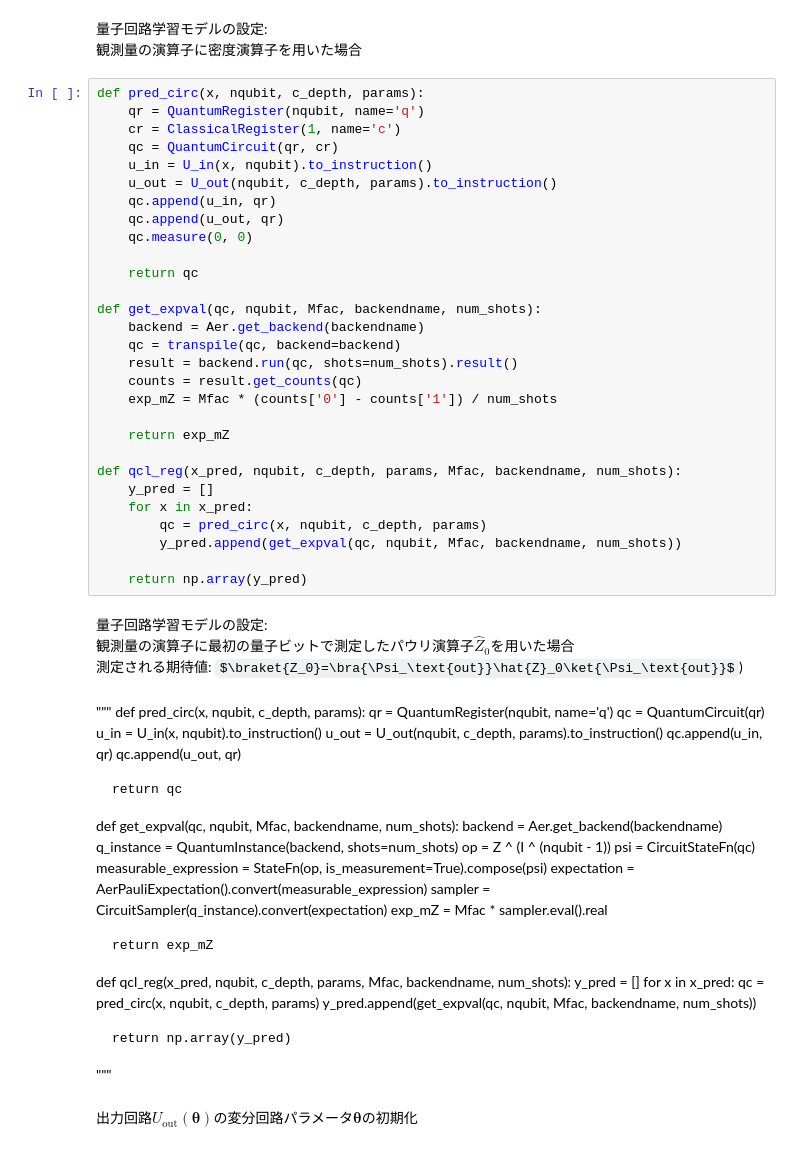
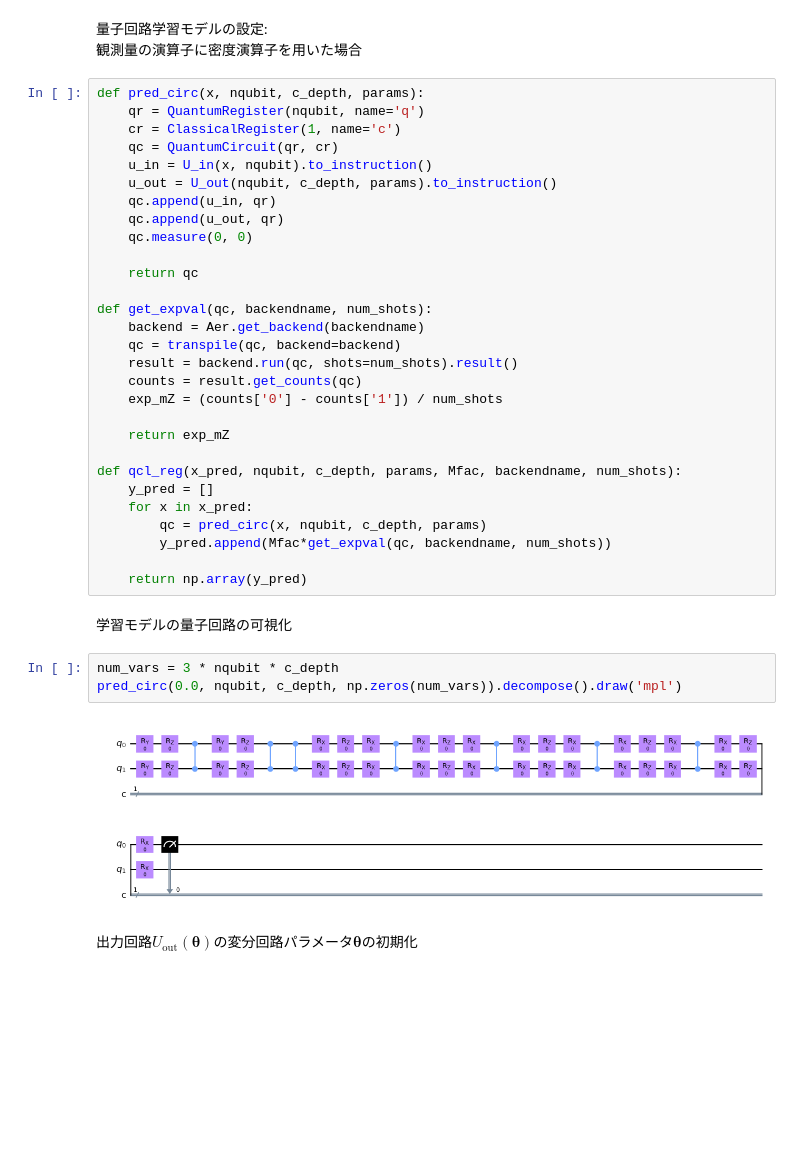
Before and after one commit to mkatouda/qclsample, a Jupyter notebook: qiskit_qcl_regression_sample.ipynb, the cells around one changed output. Cells and saved outputs as stored; diff of their text form; some formulas as TeX source; blank space fills up the shorter version.

```diff
--- a/qiskit_qcl_regression_sample.ipynb
+++ b/qiskit_qcl_regression_sample.ipynb
@@ -173,12 +170,12 @@ def pred_circ(x, nqubit, c_depth, params):
 
     return qc
 
-def get_expval(qc, nqubit, Mfac, backendname, num_shots):
+def get_expval(qc, backendname, num_shots):
     backend = Aer.get_backend(backendname)
     qc = transpile(qc, backend=backend)
     result = backend.run(qc, shots=num_shots).result()
     counts = result.get_counts(qc)
-    exp_mZ = Mfac * (counts['0'] - counts['1']) / num_shots
+    exp_mZ = (counts['0'] - counts['1']) / num_shots
 
     return exp_mZ
 
@@ -186,45 +183,16 @@ def qcl_reg(x_pred, nqubit, c_depth, params, Mfac, backendname, num_shots):
     y_pred = []
     for x in x_pred:
         qc = pred_circ(x, nqubit, c_depth, params)
-        y_pred.append(get_expval(qc, nqubit, Mfac, backendname, num_shots))
+        y_pred.append(Mfac*get_expval(qc, backendname, num_shots))
 
     return np.array(y_pred)
-# %% [markdown]
-量子回路学習モデルの設定:
-観測量の演算子に最初の量子ビットで測定したパウリ演算子${\hat{Z}_0}$を用いた場合
-測定される期待値: $\braket{Z_0}=\bra{\Psi_\text{out}}\hat{Z}_0\ket{\Psi_\text{out}}$)
-# %% [markdown]
-"""
-def pred_circ(x, nqubit, c_depth, params):
-    qr = QuantumRegister(nqubit, name='q')
-    qc = QuantumCircuit(qr)
-    u_in = U_in(x, nqubit).to_instruction()
-    u_out = U_out(nqubit, c_depth, params).to_instruction()
-    qc.append(u_in, qr)
-    qc.append(u_out, qr)
-
-    return qc
-
-def get_expval(qc, nqubit, Mfac, backendname, num_shots):
-    backend = Aer.get_backend(backendname)
-    q_instance = QuantumInstance(backend, shots=num_shots)
-    op = Z ^ (I ^ (nqubit - 1))
-    psi = CircuitStateFn(qc)
-    measurable_expression = StateFn(op, is_measurement=True).compose(psi)
-    expectation = AerPauliExpectation().convert(measurable_expression)
-    sampler = CircuitSampler(q_instance).convert(expectation)
-    exp_mZ = Mfac * sampler.eval().real
-
-    return exp_mZ
-
-def qcl_reg(x_pred, nqubit, c_depth, params, Mfac, backendname, num_shots):
-    y_pred = []
-    for x in x_pred:
-        qc = pred_circ(x, nqubit, c_depth, params)
-        y_pred.append(get_expval(qc, nqubit, Mfac, backendname, num_shots))
-
-    return np.array(y_pred)
-"""
+# %% [markdown]
+学習モデルの量子回路の可視化
+# %%
+num_vars = 3 * nqubit * c_depth
+pred_circ(0.0, nqubit, c_depth, np.zeros(num_vars)).decompose().draw('mpl')
+# %% [output]
+[figure, added]
 # %% [markdown]
 出力回路$U_\text{out}(\mathbf{\theta})$の変分回路パラメータ$\mathbf{\theta}$の初期化
 # %%
```
Also changed, not shown: parts of 14 cells of this notebook.
